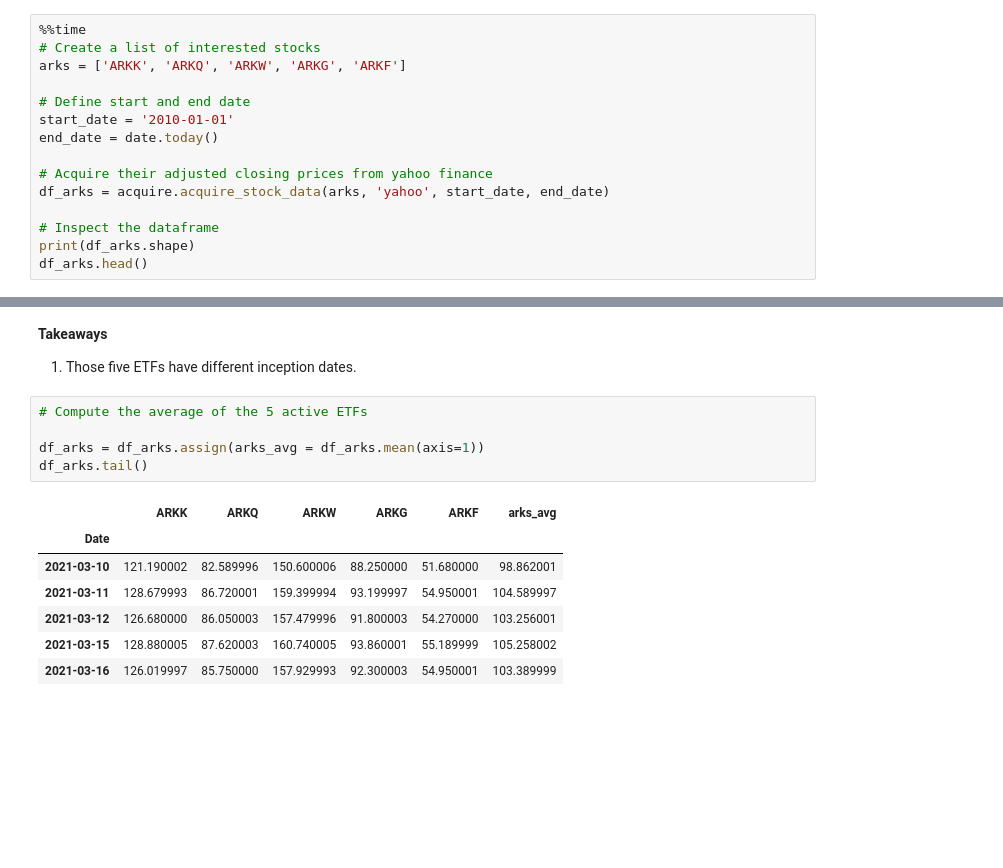
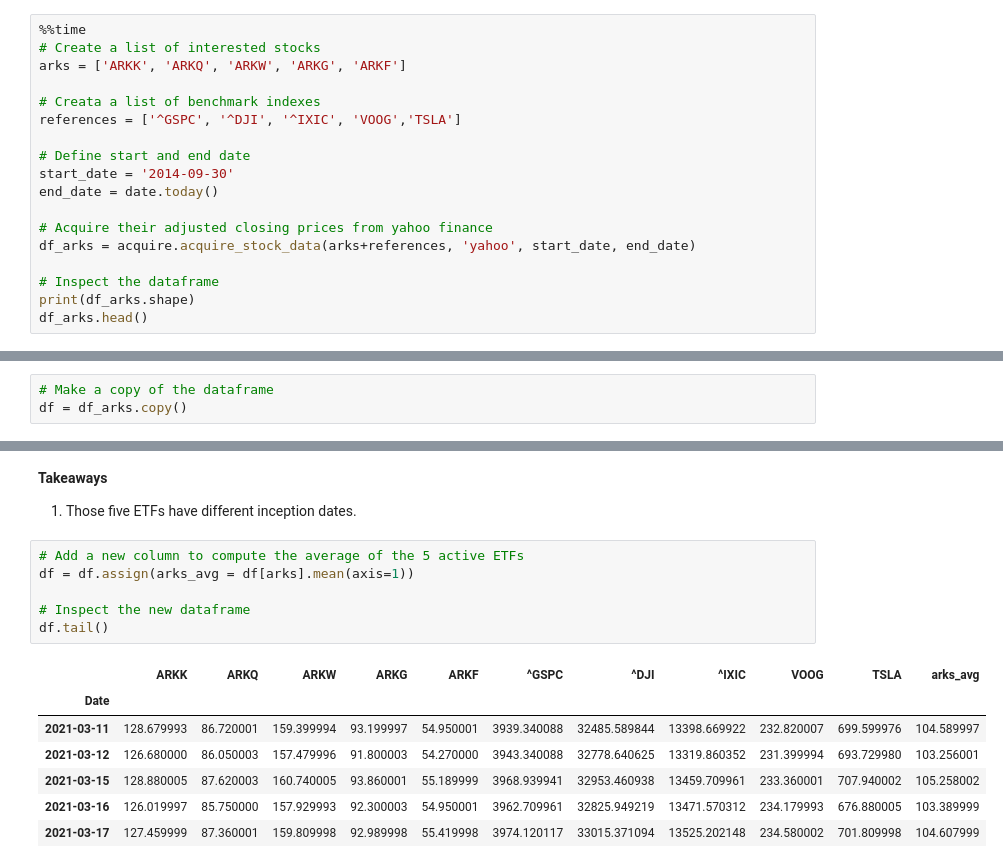
Before and after one commit to Yongliang-Shi/market-prediction, a Jupyter notebook: explore_ark.ipynb, the cells around one changed output, grey strips where cells are left out. Cells and saved outputs as stored; diff of their text form; blank space fills up the shorter version.

```diff
--- a/explore_ark.ipynb
+++ b/explore_ark.ipynb
@@ -32,12 +43,15 @@ ETFs can contain all types of investments including stocks, commodities, or bond
 # Create a list of interested stocks
 arks = ['ARKK', 'ARKQ', 'ARKW', 'ARKG', 'ARKF']
 
+# Creata a list of benchmark indexes
+references = ['^GSPC', '^DJI', '^IXIC', 'VOOG','TSLA']
+
 # Define start and end date
-start_date = '2010-01-01'
+start_date = '2014-09-30'
 end_date = date.today()
 
 # Acquire their adjusted closing prices from yahoo finance
-df_arks = acquire.acquire_stock_data(arks, 'yahoo', start_date, end_date)
+df_arks = acquire.acquire_stock_data(arks+references, 'yahoo', start_date, end_date)
 
 # Inspect the dataframe
 print(df_arks.shape)
@@ -55,0 +70,3 @@ Wall time: 2.48 s
+# %%
+# Make a copy of the dataframe
+df = df_arks.copy()
@@ -57,16 +95,17 @@ Wall time: 2.48 s
 **Takeaways**
 1. Those five ETFs have different inception dates.
 # %%
-# Compute the average of the 5 active ETFs
+# Add a new column to compute the average of the 5 active ETFs
+df = df.assign(arks_avg = df[arks].mean(axis=1))
 
-df_arks = df_arks.assign(arks_avg = df_arks.mean(axis=1))
-df_arks.tail()
+# Inspect the new dataframe
+df.tail()
 # %% [output]
-|  | ARKK | ARKQ | ARKW | ARKG | ARKF | arks_avg |
-| Date |  |  |  |  |  |  |
-| 2021-03-10 | 121.190002 | 82.589996 | 150.600006 | 88.250000 | 51.680000 | 98.862001 |
-| 2021-03-11 | 128.679993 | 86.720001 | 159.399994 | 93.199997 | 54.950001 | 104.589997 |
-| 2021-03-12 | 126.680000 | 86.050003 | 157.479996 | 91.800003 | 54.270000 | 103.256001 |
-| 2021-03-15 | 128.880005 | 87.620003 | 160.740005 | 93.860001 | 55.189999 | 105.258002 |
-| 2021-03-16 | 126.019997 | 85.750000 | 157.929993 | 92.300003 | 54.950001 | 103.389999 |
+|  | ARKK | ARKQ | ARKW | ARKG | ARKF | ^GSPC | ^DJI | ^IXIC | VOOG | TSLA | arks_avg |
+| Date |  |  |  |  |  |  |  |  |  |  |  |
+| 2021-03-11 | 128.679993 | 86.720001 | 159.399994 | 93.199997 | 54.950001 | 3939.340088 | 32485.589844 | 13398.669922 | 232.820007 | 699.599976 | 104.589997 |
+| 2021-03-12 | 126.680000 | 86.050003 | 157.479996 | 91.800003 | 54.270000 | 3943.340088 | 32778.640625 | 13319.860352 | 231.399994 | 693.729980 | 103.256001 |
+| 2021-03-15 | 128.880005 | 87.620003 | 160.740005 | 93.860001 | 55.189999 | 3968.939941 | 32953.460938 | 13459.709961 | 233.360001 | 707.940002 | 105.258002 |
+| 2021-03-16 | 126.019997 | 85.750000 | 157.929993 | 92.300003 | 54.950001 | 3962.709961 | 32825.949219 | 13471.570312 | 234.179993 | 676.880005 | 103.389999 |
+| 2021-03-17 | 127.459999 | 87.360001 | 159.809998 | 92.989998 | 55.419998 | 3974.120117 | 33015.371094 | 13525.202148 | 234.580002 | 701.809998 | 104.607999 |
 # %%
```
Also changed, not shown: parts of 11 cells of this notebook.
